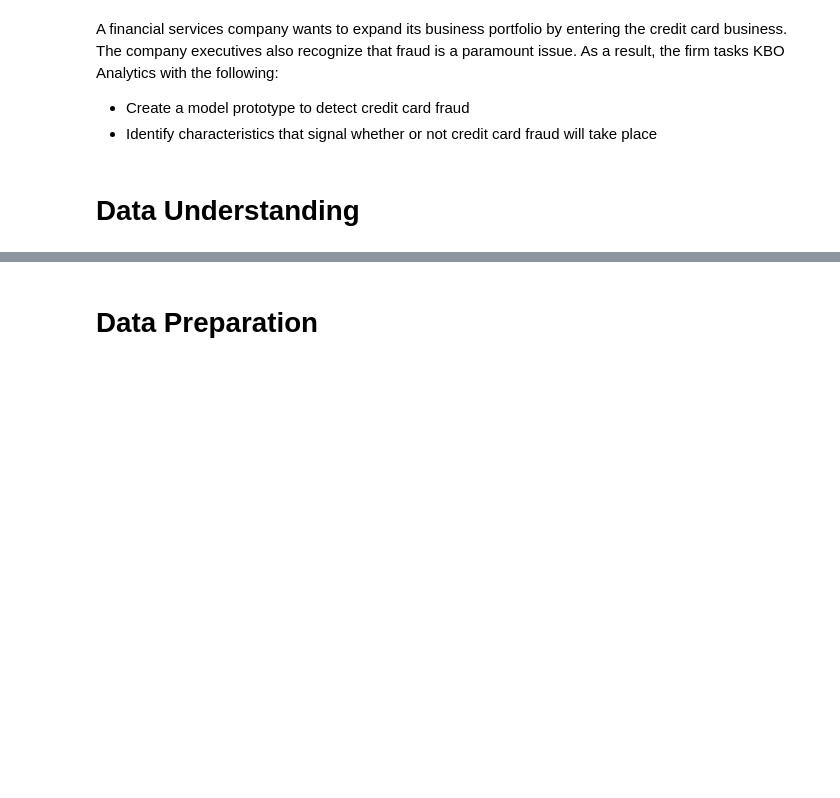
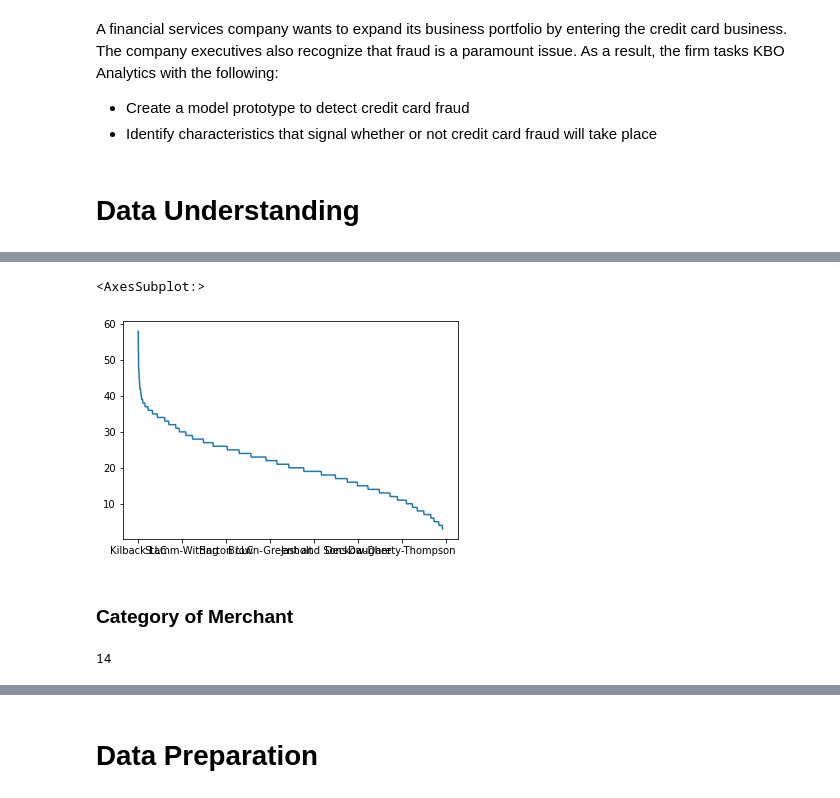
Before and after one commit to keithotuomagie/credit_card_fraud_model, a Jupyter notebook: Untitled.ipynb, the cells around one changed output, grey strips where cells are left out. Saved outputs shown, nothing was run; the diff lists cells and outputs as text; code cells hidden in the pictures; blank space fills up the shorter version.

```diff
--- a/Untitled.ipynb
+++ b/Untitled.ipynb
@@ -9,0 +308,13 @@ A financial services company wants to expand its business portfolio by entering
+# %%
+# Visualization of the cardinality of the 'Merchant' column
+
+fraud_df['merchant'].value_counts().plot()
+# %% [output]
+<AxesSubplot:>
+[figure, added]
+# %% [markdown]
+### Category of Merchant
+# %%
+fraud_df['category'].nunique()
+# %% [output]
+14
```
Also changed, not shown: parts of 45 cells of this notebook, 1 other file.
